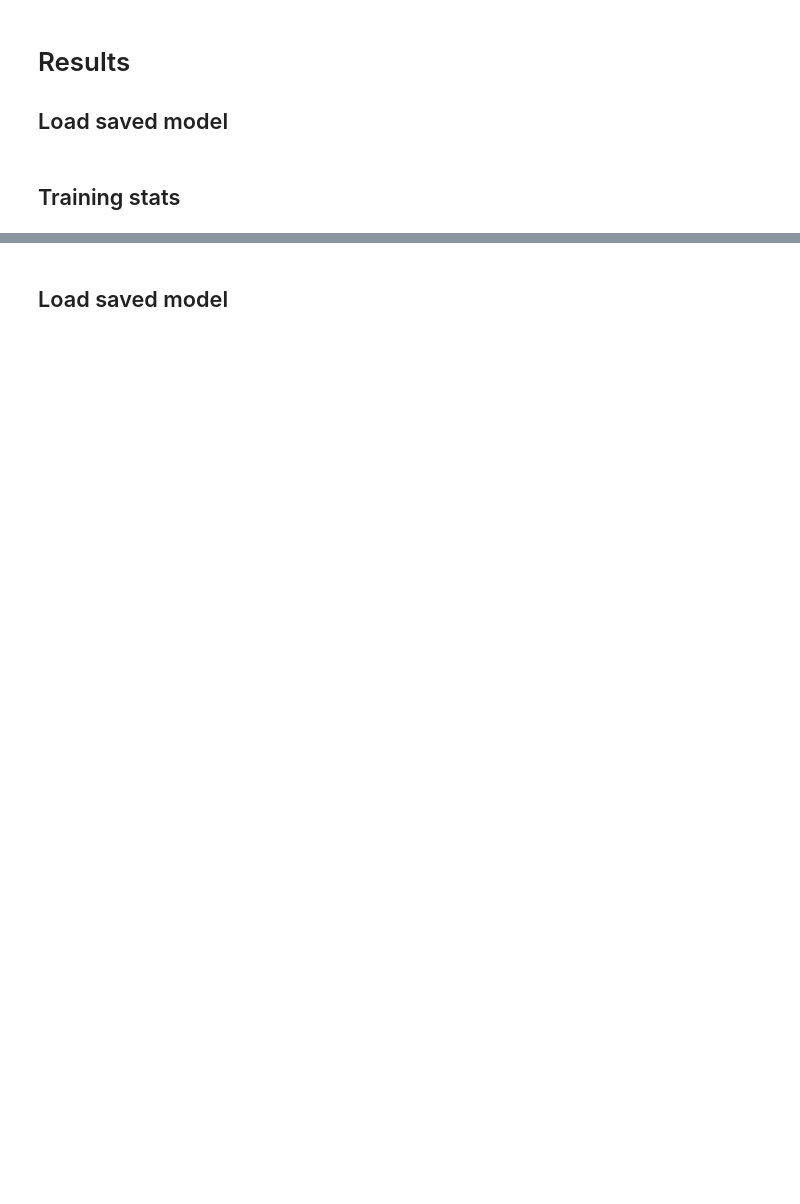
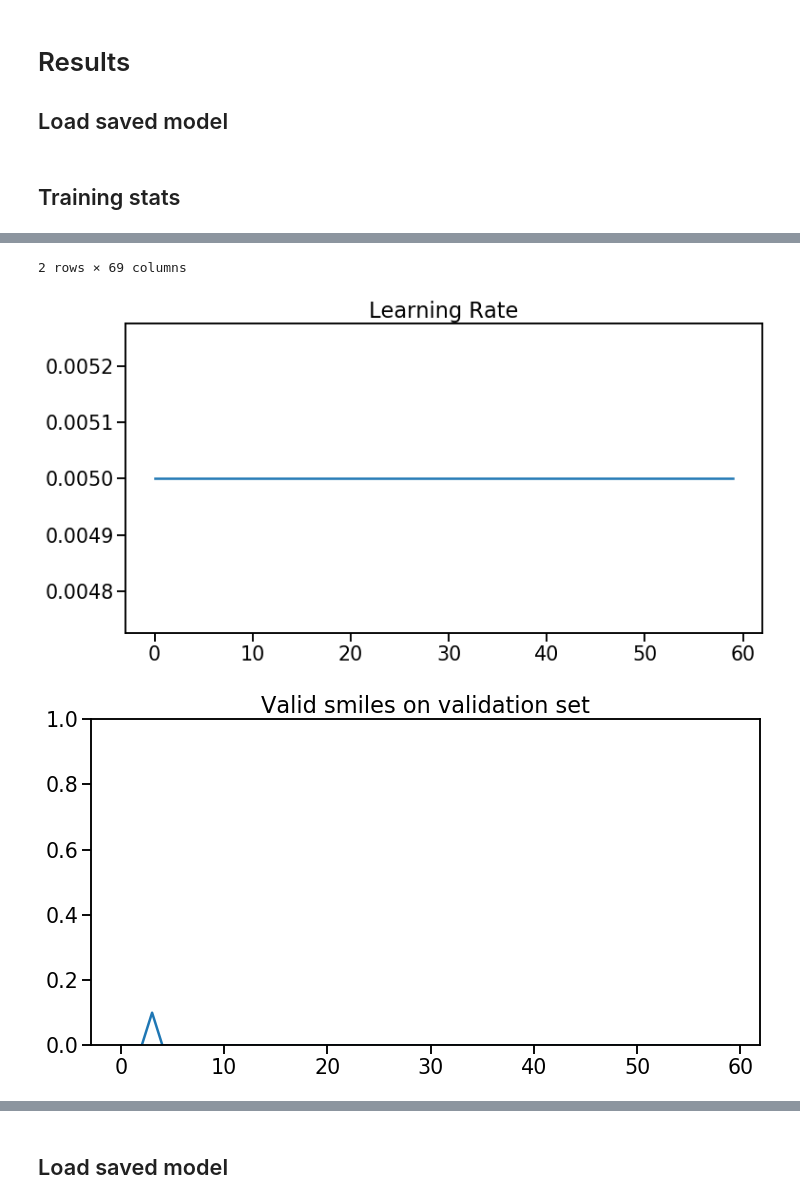
Before and after one commit to zhenpengyao/Supramolecular_VAE, a Jupyter notebook: VAEMOF_train.ipynb, the cells around one changed output, grey strips where cells are left out. Saved outputs shown, nothing was run; the diff lists cells and outputs as text; code cells hidden in the pictures; blank space fills up the shorter version.

```diff
--- a/VAEMOF_train.ipynb
+++ b/VAEMOF_train.ipynb
@@ -226,44 +233,51 @@ plt.plot()
 # %%
-log_file = os.path.join(config['results_dir'],config['log_file'])
-log_df = pd.read_csv(log_file)
-log_df['recon_weight']=1.0
-prefixes = ['kl_','recon_','mof_','y_']
-print(log_df.columns)
+COMPONENTS = training.COMPONENTS
+epochs = log_df['epoch'].values
+
 display(log_df.head(2))
-eval_df = log_df.query('mode=="Eval"').set_index('epoch')
-train_df = log_df.query('mode=="Train"').set_index('epoch')
-plt.plot(train_df['lr'])
+plt.plot(epochs, log_df['lr'])
 plt.title('Learning Rate')
 plt.show()
-plt.plot(eval_df['valid'])
+
+plt.plot(epochs, log_df['valid_smiles'])
 plt.title('Valid smiles on validation set')
+plt.ylim([0,1])
 plt.show()
 
-plt.fill_between(eval_df.index, eval_df['y_r2_min'], eval_df['y_r2_max'],alpha=0.25)
-plt.plot(eval_df['y_r2_med'],c='g',label='valid')
-plt.ylabel('r^2')
+plt.plot(epochs, log_df['mof_acc'])
+plt.title('Valid MOFs on validation set')
+plt.ylim([0,100])
 plt.show()
 
-for label in prefixes:
-    plt.plot(train_df[label+'weight'])
-    plt.title(label+' annealer')
-    plt.show()
+plt.plot(epochs, log_df['mean_r2'],c='g',label='valid')
+plt.ylabel('mean r^2')
+plt.show()
 
-for label in prefixes+['']:
-    plt.plot(train_df[label+'loss'],label='Train')
-    plt.plot(eval_df[label+'loss'],label='Valid')
-    plt.title(label+'Loss')
+results=[]
+for label in hparams['y_labels']:
+    metric = f'{label}-r2'
+    results.extend([{'epoch':epoch,'r2':value,"prop":label} for epoch, value in log_df[['epoch',metric]].values ]  )
+prop_df = pd.DataFrame(results)
+sns.lineplot(x='epoch',y='r2', data=prop_df)
+plt.show()
+
+for label in COMPONENTS:
+    plt.plot(epochs, log_df[f'λ_{label}'], label =label)
+plt.legend()
+plt.show()
+
+for label in COMPONENTS:
+    plt.plot(epochs, log_df[f'train_{label}'], label='Train')
+    plt.plot(epochs, log_df[f'test_{label}'], label='Test')
+    plt.title(f'Loss {label}')
     plt.yscale("log")
     plt.legend()
     plt.show()
 
-for label in prefixes:
-    plt.plot((train_df[label+'weight']*train_df[label+'loss'])/train_df['loss'],label=label)
-plt.title('Loss Ratios (Train)')
-plt.legend()
-plt.show()
-for label in prefixes:
-    plt.plot((eval_df[label+'weight']*eval_df[label+'loss'])/train_df['loss'],label=label)
-plt.title('Loss Ratios (Eval)')
-plt.legend()
-plt.show()
+for prefix in ['train','test']:
+    for label in COMPONENTS:
+        plt.plot(epochs, log_df[f'{prefix}_{label}_ratio'], label=label)
+    plt.title(f'Loss Ratios ({prefix})')
+    plt.legend()
+    plt.show()
+# %% [output]
@@ -269,0 +287,3 @@ plt.show()
+2 rows × 69 columns
+[figure, added]
+[figure, added]
```
Also changed, not shown: parts of 10 cells of this notebook, 4 other files.
